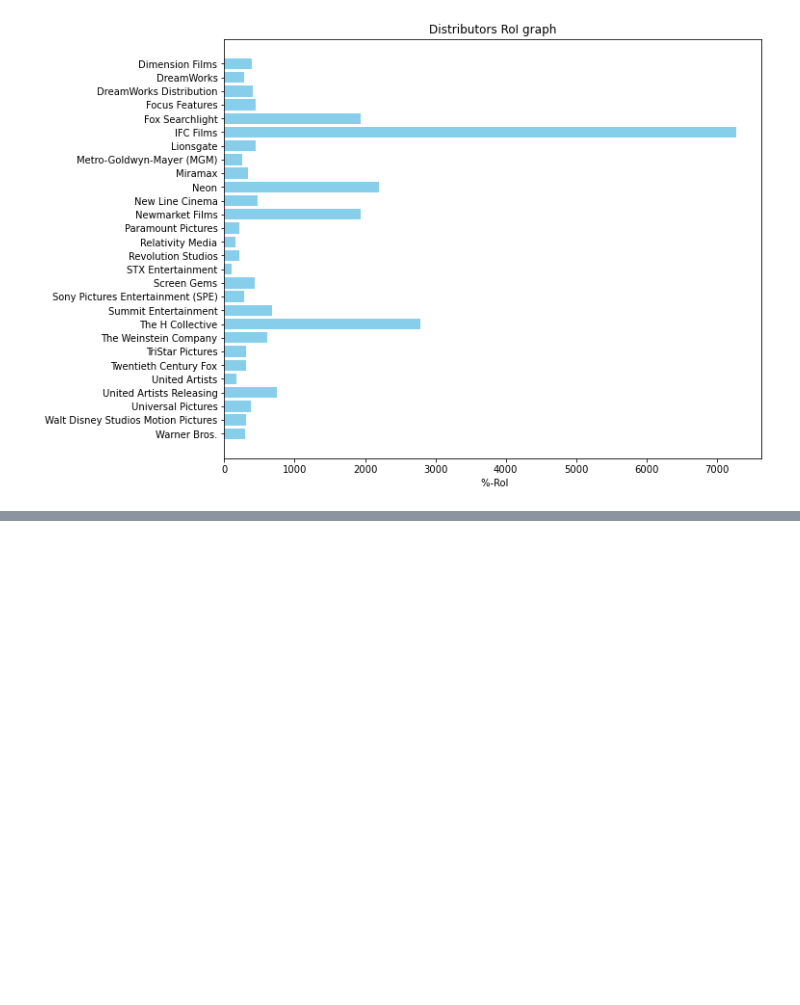
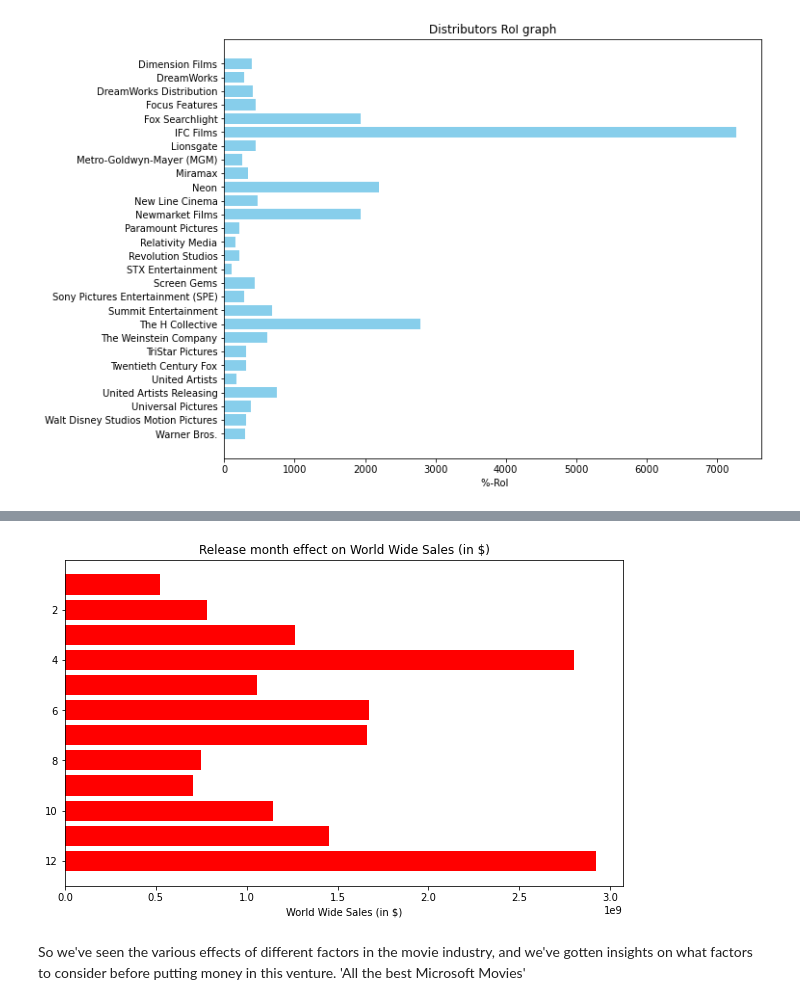
Before and after one commit to Lewis-Gitari/Microsoft_movies-program-analysis, a Jupyter notebook: phase_1_project_raw.ipynb, the cells around one changed output, grey strips where cells are left out. Drawn from its saved outputs; the diff is of its cells as text; code cells hidden in the pictures; blank space fills up the shorter version.

```diff
--- a/phase_1_project_raw.ipynb
+++ b/phase_1_project_raw.ipynb
@@ -452,11 +452,14 @@ plt.gca().invert_yaxis()
 plt.show()
 # %% [output]
 [figure]
+# %%
+df3 = df2.copy()
 # %%
 #lets create a Dataframe so as we can analyse the effect of release date on sales.
 #Lets concentrate on movies released after year 2000.
-df3 = df2
 df3.loc[:,'Release Date'] = pd.to_datetime(df3['Release Date'])
+df3.loc[:,'Release Month'] = df3['Release Date'].dt.month
+
 df3
 # %% [output]
 |  | Title | Movie Info | Year | Distributor | Budget (in $) | Domestic Opening (in $) | Domestic Sales (in $) | ... |
@@ -475,4 +477,0 @@ df3
-# %%
-df3['Release Month'] = df3.groupby(df3['Release Date'].dt.month)
-month_df = groupby('Release Month')
-month_df
@@ -480,0 +498,13 @@ ValueError: Length of values (12) does not match length of index (606)
+# %%
+#Lets get visual image of the effect of month on sales, irrespective of the Distributor.
+plt.figure(figsize=(10,6))
+plt.barh(df3['Release Month'],df3['World Wide Sales (in $)'] , color='red')
+plt.xlabel('World Wide Sales (in $)')
+plt.title('Release month effect on World Wide Sales (in $)')
+plt.gca().invert_yaxis()
+plt.show()
+# %% [output]
+[figure, added]
+# %% [markdown]
+So we've seen the various effects of different factors in the movie industry, and we've gotten insights on what factors to consider before putting money in this venture.
+'All the best Microsoft Movies'
```
Also changed, not shown: parts of 6 cells of this notebook.
